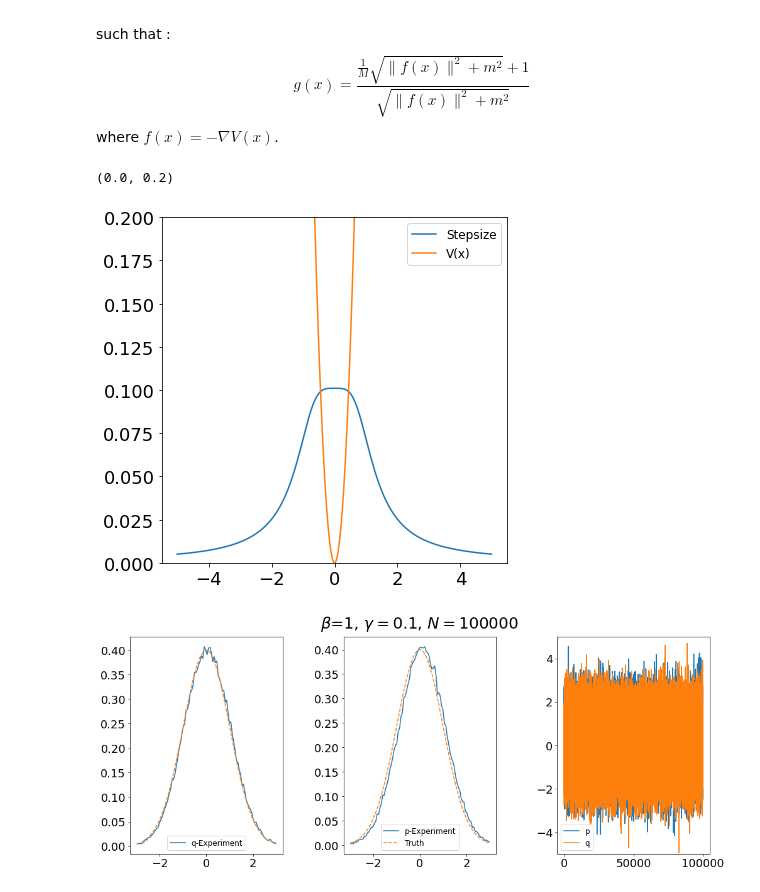
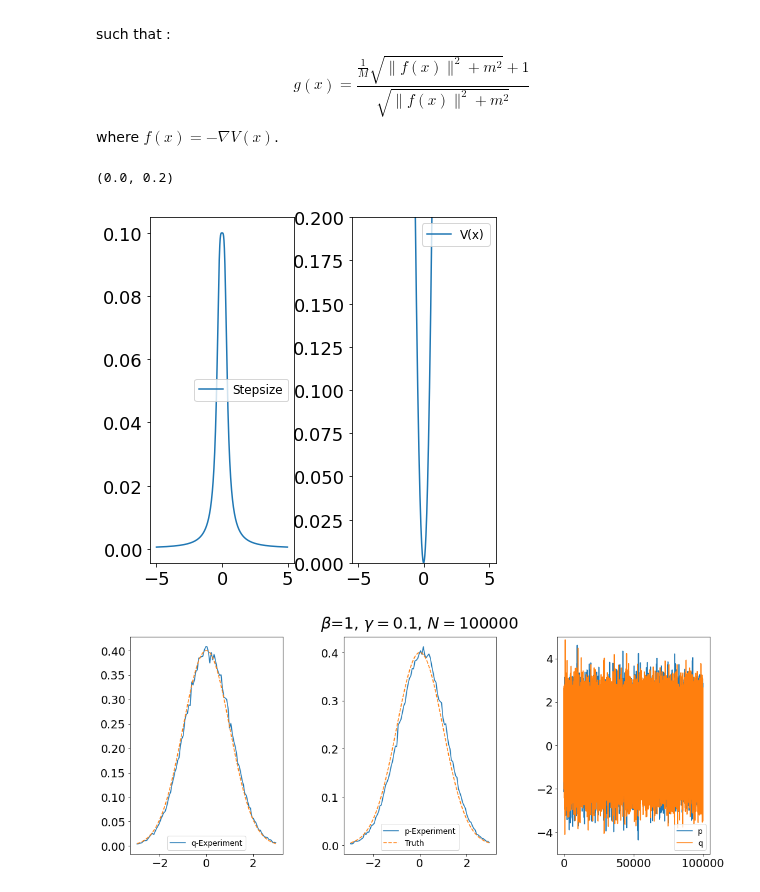
Before and after one commit to alixsleroy/WeakSDEapproximation, a Jupyter notebook: fullhamiltonian_adaptive.ipynb, the cells around one changed output. Drawn from its saved outputs; the diff is of its cells as text; code cells hidden in the pictures.

```diff
--- a/fullhamiltonian_adaptive.ipynb
+++ b/fullhamiltonian_adaptive.ipynb
@@ -185,10 +185,6 @@ $$
 where $f(x)=-\nabla V(x)$.
 # %%
 ## Adaptive time steps with y set to 1.
-
-dtbounds=np.array([0.001,0.1])
-h = 0.1
-
 def g(x,h,dtbounds):
     """
     Compute the value of the adaptive function choosen:
@@ -200,41 +196,44 @@ def g(x,h,dtbounds):
     M=h/dtmin
     m=h/dtmax
 
     x3=np.power(x,3)
 
     # value of function f, f' and f^2
     f=np.abs(x)
     f2 = f*f
 
     #compute the value of phi(f(x)) = \sqrt{f(x)^2}
     phif2 = f2*f2
 
     # value of m^2
     m2 = m*m
 
     #compute gx
     gx_den=np.sqrt(phif2+m2)
     gx_num = gx_den/M + 1
     gx=gx_num/gx_den
 
     #return
     re=gx
     return re
 
-fig, (ax1)= plt.subplots(1,1,figsize=(6,6))
+fig, (ax1,ax2)= plt.subplots(1,2,figsize=(6,6))
 fig.subplots_adjust(left=0.1,bottom=0.1, right=0.9, top=0.9, wspace=0.4, hspace=0.4)
-
+dtbounds=np.array([0.0001,0.1])
+h = 0.01
 x = np.arange(-5,5,0.01)
 ax1.plot(x,g(x,h,dtbounds)*h,label="Stepsize")
-ax1.plot(x,x*x/2,label="V(x)")
 ax1.legend()
-ax1.set_ylim(0,0.2)
+
+ax2.plot(x,x*x/2,label="V(x)")
+ax2.legend()
+ax2.set_ylim(0,0.2)
 # %% [output]
 (0.0, 0.2)
-[figure, old version]
+[figure, new version]
 # %%
-dtbounds=np.array([0.001,0.1])
-h = 0.1
+dtbounds=np.array([0.0001,0.1])
+h = 0.01
 T=100
 gamma = 0.1
 beta=1
@@ -242,4 +241,4 @@ N=10**5
 qp2=method_baoab_ada2(N,T,gamma,beta,h,dtbounds)
 plot_qp(qp2,beta,gamma)
 # %% [output]
-[figure, old version]
+[figure, new version]
```
Also changed, not shown: parts of 1 cell of this notebook.
